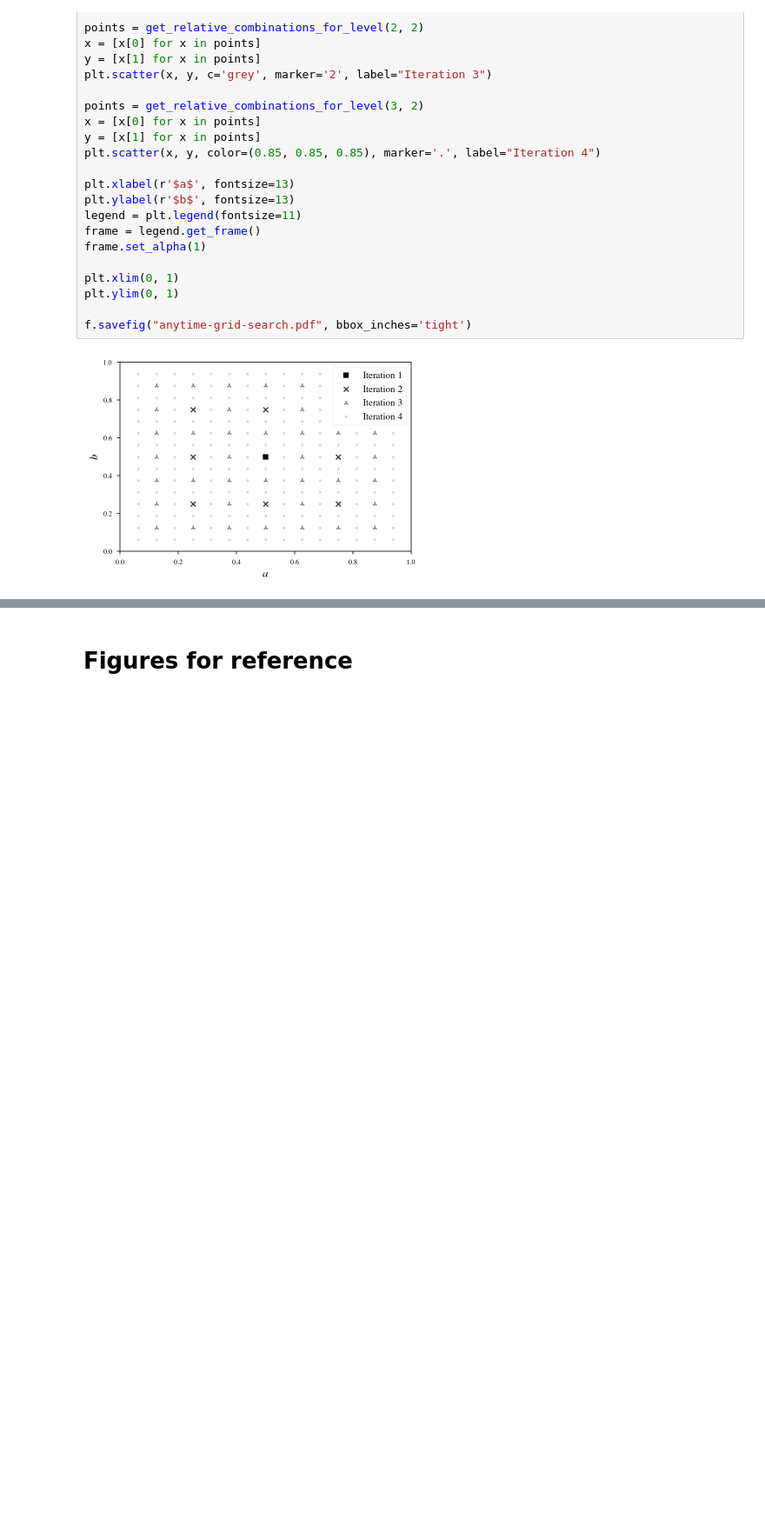
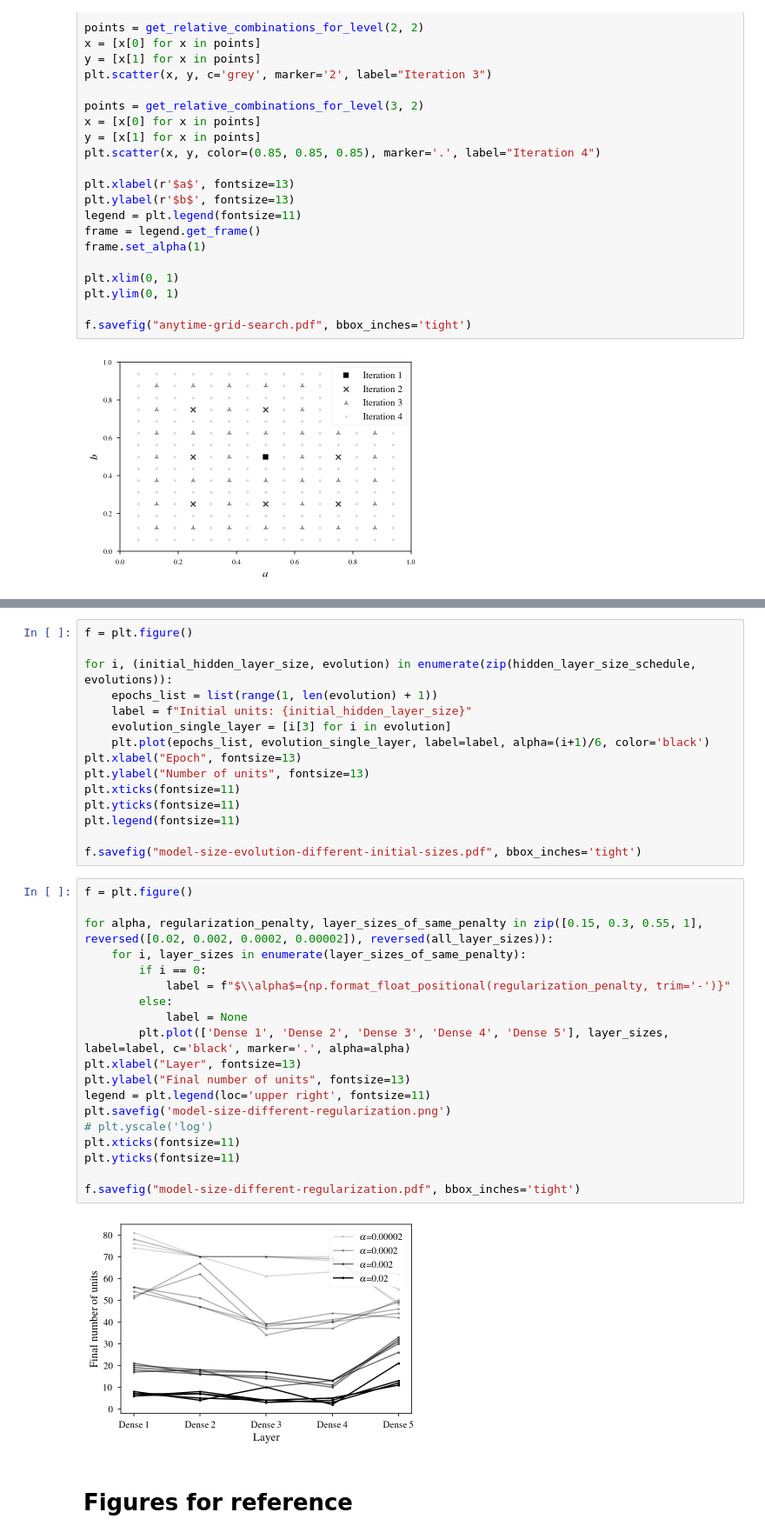
Before and after one commit to vcahlik/dynamic-auto-sizing, a Jupyter notebook: notebooks/thesis_figures.ipynb, the cells around one changed output, grey strips where cells are left out. Shown at 87% size. Cells and saved outputs as stored; diff of their text form; blank space fills up the shorter version.

```diff
--- a/notebooks/thesis_figures.ipynb
+++ b/notebooks/thesis_figures.ipynb
@@ -266,3 +496,39 @@ f.savefig("anytime-grid-search.pdf", bbox_inches='tight')
+# %%
+f = plt.figure()
+
+for i, (initial_hidden_layer_size, evolution) in enumerate(zip(hidden_layer_size_schedule, evolutions)):
+    epochs_list = list(range(1, len(evolution) + 1))
+    label = f"Initial units: {initial_hidden_layer_size}"
+    evolution_single_layer = [i[3] for i in evolution]
+    plt.plot(epochs_list, evolution_single_layer, label=label, alpha=(i+1)/6, color='black')
+plt.xlabel("Epoch", fontsize=13)
+plt.ylabel("Number of units", fontsize=13)
+plt.xticks(fontsize=11)
+plt.yticks(fontsize=11)
+plt.legend(fontsize=11)
+
+f.savefig("model-size-evolution-different-initial-sizes.pdf", bbox_inches='tight')
+# %%
+f = plt.figure()
+
+for alpha, regularization_penalty, layer_sizes_of_same_penalty in zip([0.15, 0.3, 0.55, 1], reversed([0.02, 0.002, 0.0002, 0.00002]), reversed(all_layer_sizes)):
+    for i, layer_sizes in enumerate(layer_sizes_of_same_penalty):
+        if i == 0:
+            label = f"$\\alpha$={np.format_float_positional(regularization_penalty, trim='-')}"
+        else:
+            label = None
+        plt.plot(['Dense 1', 'Dense 2', 'Dense 3', 'Dense 4', 'Dense 5'], layer_sizes, label=label, c='black', marker='.', alpha=alpha)
+plt.xlabel("Layer", fontsize=13)
+plt.ylabel("Final number of units", fontsize=13)
+legend = plt.legend(loc='upper right', fontsize=11)
+plt.savefig('model-size-different-regularization.png')
+# plt.yscale('log')
+plt.xticks(fontsize=11)
+plt.yticks(fontsize=11)
+
+f.savefig("model-size-different-regularization.pdf", bbox_inches='tight')
+# %% [output]
+[figure, added]
 # %% [markdown]
 # Figures for reference
 # %% [markdown]
```
Also changed, not shown: parts of 11 cells of this notebook.
